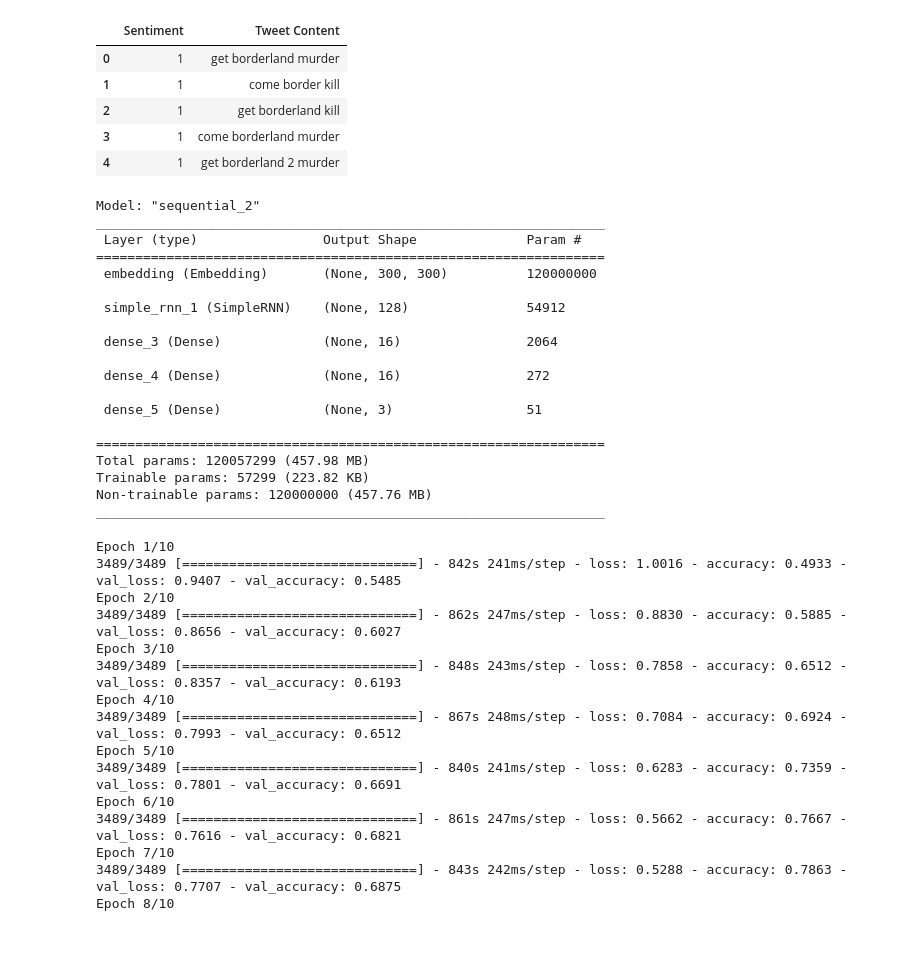
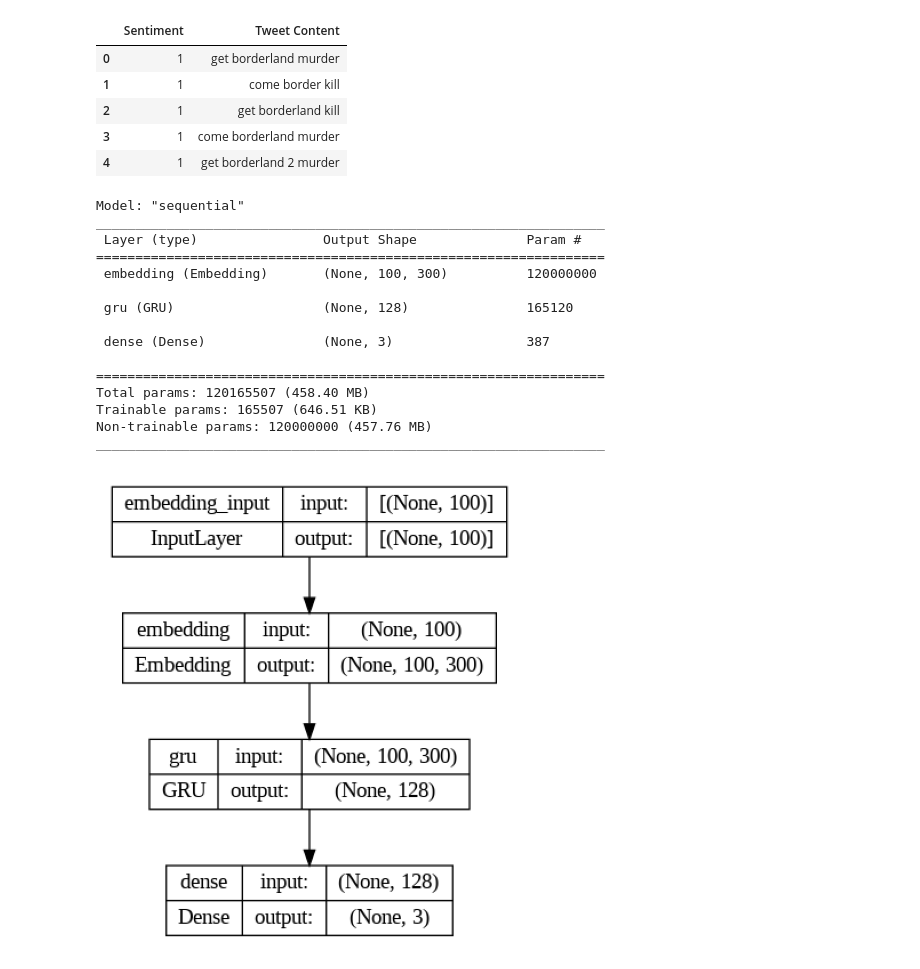
Before and after one commit to Javier1257/TC3007C_DL_Model, a Jupyter notebook: M2_Deep_Learning_Model.ipynb, the cells around one changed output. Drawn from its saved outputs; the diff is of its cells as text; code cells hidden in the pictures; blank space fills up the shorter version.

```diff
--- a/M2_Deep_Learning_Model.ipynb
+++ b/M2_Deep_Learning_Model.ipynb
@@ -203,6 +201,6 @@ df.head()
 # %%
-MAX_LEN = 300
-BATCH = 16
+MAX_LEN = 100
+BATCH = 128
 HIDDEN = 128
 OUTPUT = 3
 # %%
@@ -219,5 +219,5 @@ x_val = pad_sequences(x_val, maxlen = MAX_LEN)
 # %%
-embedding_path = '/content/drive/MyDrive/Colab Notebooks/Data/Embeddings/glove.6B.300d.txt'
+embedding_path = 'glove.6B.300d.txt'
 embedding_dim = 300
 
 embedding_matrix = {}
@@ -236,55 +236,42 @@ embedding_layer = tf.keras.layers.Embedding(
     input_length = MAX_LEN,
     trainable = False)
 # %%
+ALFA = 0.001
+BETA = 0.0001
+
+adam_optimizer = Adam(learning_rate = ALFA)
+
 model = Sequential()
 
 model.add(embedding_layer)
-model.add(SimpleRNN(128, activation = 'tanh', use_bias = True))
-model.add(Dense(16, activation = 'relu', use_bias = True))
-model.add(Dense(16, activation = 'relu', use_bias = True))
-model.add(Dense(3, activation = 'softmax'))
-
-ALFA = 0.0005
-
-adam_optimizer = Adam(learning_rate = ALFA)
+model.add(GRU(HIDDEN, activation = 'tanh', use_bias = True, kernel_regularizer = l2(BETA)))
+model.add(Dense(OUTPUT, activation = 'softmax'))
 
 model.compile(optimizer = adam_optimizer, loss = 'sparse_categorical_crossentropy', metrics = ['accuracy'])
 model.summary()
 # %% [output]
-Model: "sequential_2"
+Model: "sequential"
 _________________________________________________________________
  Layer (type)                Output Shape              Param #
 =================================================================
- embedding (Embedding)       (None, 300, 300)          120000000
+ embedding (Embedding)       (None, 100, 300)          120000000
 
- simple_rnn_1 (SimpleRNN)    (None, 128)               54912
+ gru (GRU)                   (None, 128)               165120
 
- dense_3 (Dense)             (None, 16)                2064
-
- dense_4 (Dense)             (None, 16)                272
-
- dense_5 (Dense)             (None, 3)                 51
+ dense (Dense)               (None, 3)                 387
 
 =================================================================
-Total params: 120057299 (457.98 MB)
-Trainable params: 57299 (223.82 KB)
+Total params: 120165507 (458.40 MB)
+Trainable params: 165507 (646.51 KB)
 Non-trainable params: 120000000 (457.76 MB)
 _________________________________________________________________
-# %%
-model.fit(x_train, y_train, validation_data = (x_val, y_val), epochs = 10, batch_size = BATCH)
-# %% [output]
-Epoch 1/10
-3489/3489 [==============================] - 842s 241ms/step - loss: 1.0016 - accuracy: 0.4933 - val_loss: 0.9407 - val_accuracy: 0.5485
-Epoch 2/10
-3489/3489 [==============================] - 862s 247ms/step - loss: 0.8830 - accuracy: 0.5885 - val_loss: 0.8656 - val_accuracy: 0.6027
-Epoch 3/10
-3489/3489 [==============================] - 848s 243ms/step - loss: 0.7858 - accuracy: 0.6512 - val_loss: 0.8357 - val_accuracy: 0.6193
-Epoch 4/10
-3489/3489 [==============================] - 867s 248ms/step - loss: 0.7084 - accuracy: 0.6924 - val_loss: 0.7993 - val_accuracy: 0.6512
-Epoch 5/10
-3489/3489 [==============================] - 840s 241ms/step - loss: 0.6283 - accuracy: 0.7359 - val_loss: 0.7801 - val_accuracy: 0.6691
-Epoch 6/10
-3489/3489 [==============================] - 861s 247ms/step - loss: 0.5662 - accuracy: 0.7667 - val_loss: 0.7616 - val_accuracy: 0.6821
-Epoch 7/10
-3489/3489 [==============================] - 843s 242ms/step - loss: 0.5288 - accuracy: 0.7863 - val_loss: 0.7707 - val_accuracy: 0.6875
-Epoch 8/10
+# %%
+plot_model(model, to_file = 'model.png', show_shapes = True)
+
+img = plt.imread('model.png')
+plt.figure(figsize = (8, 6))
+plt.imshow(img)
+plt.axis('off')
+plt.show()
+# %% [output]
+[figure, added]
```
Also changed, not shown: parts of 41 cells of this notebook, 1 other file.
